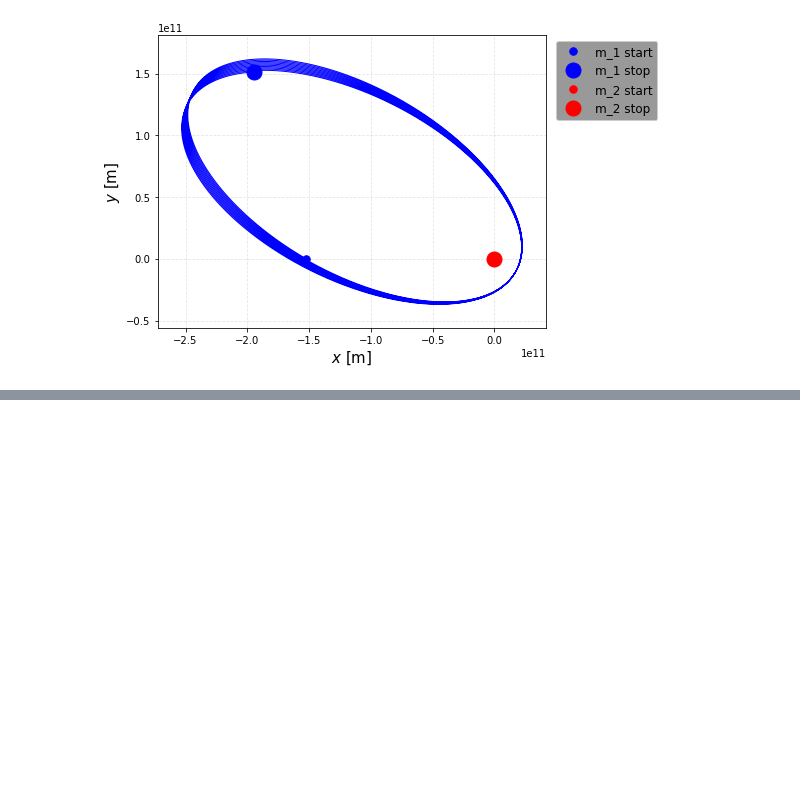
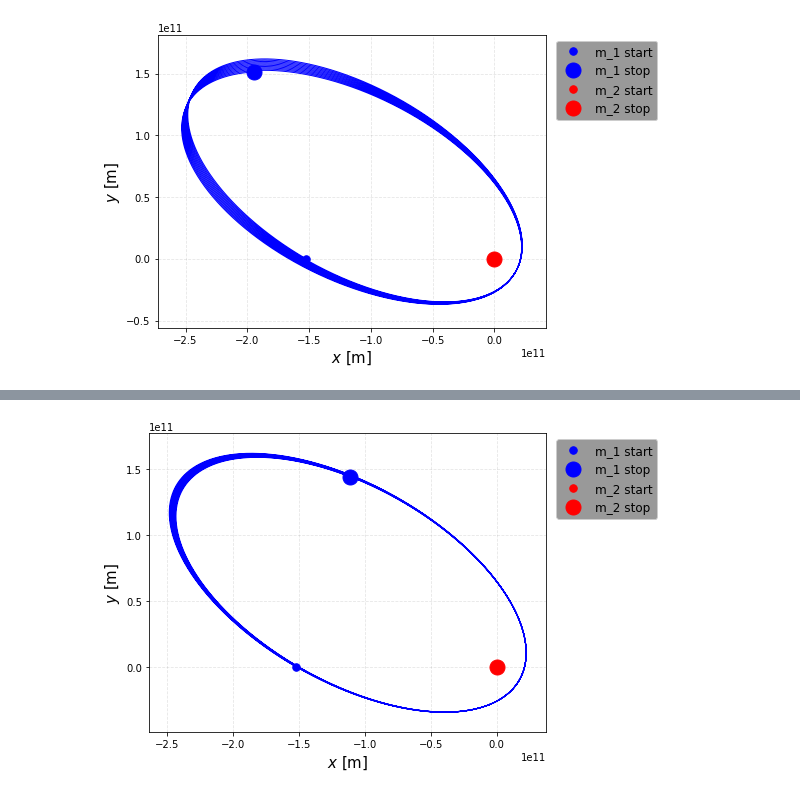
Before and after one commit to carlivas/Binary-Black-Hole-Orbitals, a Jupyter notebook: 04 POST MINKOWSKIAN EXPANSION/test higher order symplectic.ipynb, the cells around one changed output, grey strips where cells are left out. Drawn from its saved outputs; the diff is of its cells as text; code cells hidden in the pictures; blank space fills up the shorter version.

Commit message:
Higher order symplectic stuff

```diff
--- a/04 POST MINKOWSKIAN EXPANSION/test higher order symplectic.ipynb
+++ b/04 POST MINKOWSKIAN EXPANSION/test higher order symplectic.ipynb
@@ -141,0 +144,17 @@ orbPlotter(pos1, pos2, pos_CM)
+# %%
+x_1 = np.array([-152.100e9, 0.])
+x_2 = np.array([0.,   0.])
+v_1 = rotate(np.array([0.,   29.29e3]),np.pi/3)
+v_2 = np.array([0.,    0])
+s = x_1, x_2, v_1, v_2, m_1, m_2
+
+t_max = 1e9/3
+res = 3e4
+dt = t_max/res
+
+
+pos1, pos2, pos_CM = symplectic_integrate(s, t_max = t_max, dt = dt, coeffs=ruth4)
+
+orbPlotter(pos1, pos2, pos_CM)
+# %% [output]
+[figure, added]
```
Also changed, not shown: parts of 1 cell of this notebook.
